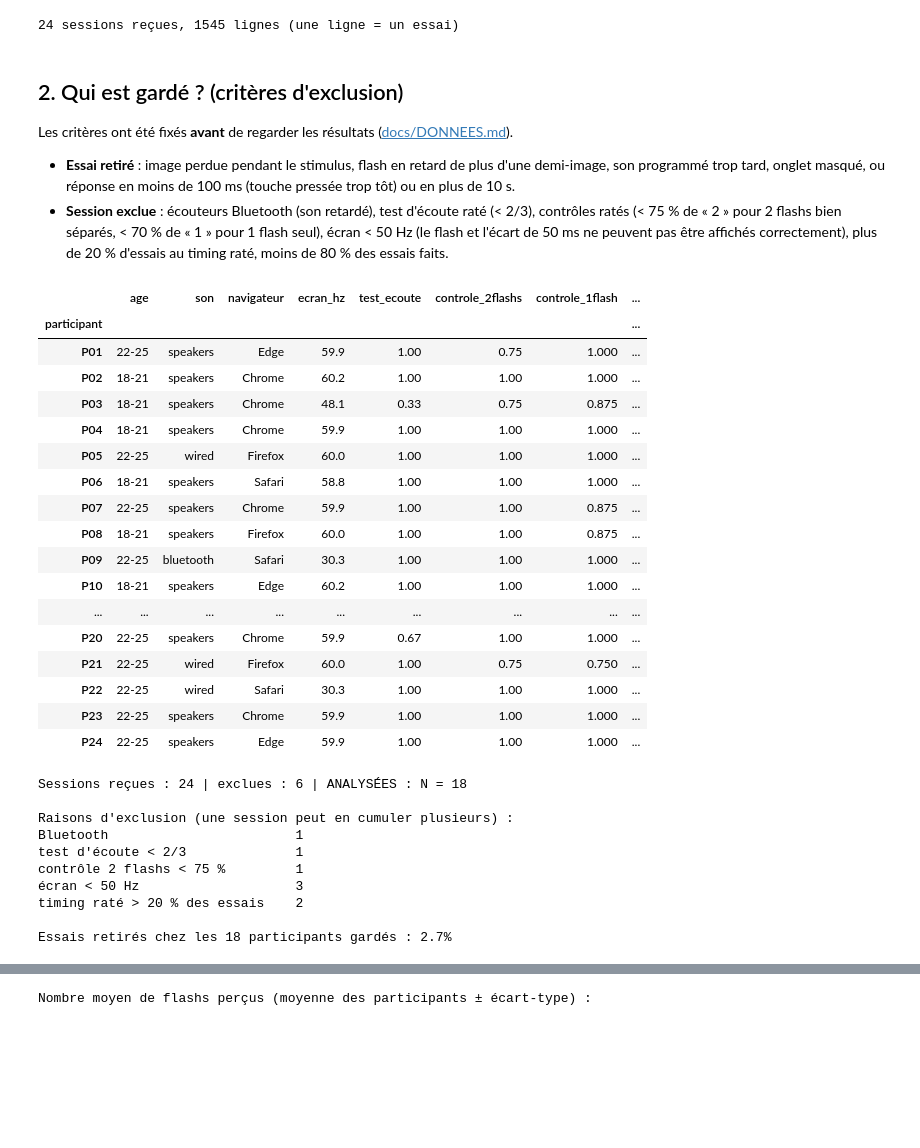
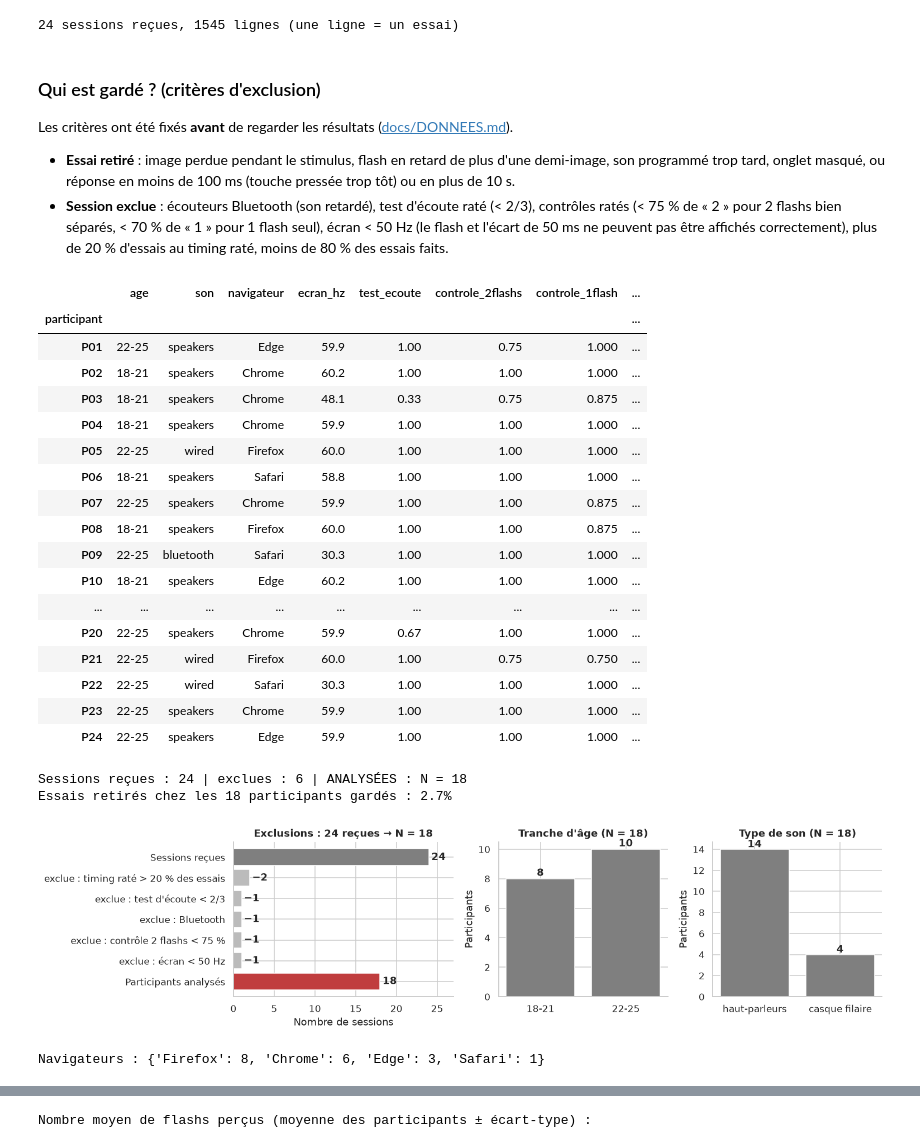
Before and after one commit to Dior278/flash-son-illusion, a Jupyter notebook: analysis/analysis.ipynb, the cells around one changed output, grey strips where cells are left out. Saved outputs shown, nothing was run; the diff lists cells and outputs as text; code cells hidden in the pictures; blank space fills up the shorter version.

Commit message:
Notebook d'analyse enrichi : 9 figures commentées (IC 95 % bootstrap, points individuels, évolution au cours de la session), rapport HTML, README

```diff
--- a/analysis/analysis.ipynb
+++ b/analysis/analysis.ipynb
@@ -47,10 +50,23 @@ import pingouin as pg
 
 pd.set_option("display.width", 140)
 pd.set_option("display.max_columns", 30)
-sns.set_theme(style="whitegrid", context="notebook")
+
+# --- style commun à toutes les figures ---
+sns.set_theme(style="whitegrid", context="notebook", font_scale=1.0)
+plt.rcParams.update({"figure.dpi": 110, "savefig.dpi": 150, "axes.titleweight": "bold",
+                     "axes.spines.top": False, "axes.spines.right": False})
+COL = {"1F": "#3B75AF", "2F": "#EF8636", "illusion": "#C03D3E", "neutre": "#7F7F7F",
+       "son": "#5A9E4B", "exclu": "#BBBBBB"}
+INDIV = dict(color="0.55", alpha=0.35, lw=1)          # lignes individuelles
 
 # chemins relatifs : le notebook marche depuis la racine du dépôt ou depuis analysis/
 ROOT = Path.cwd().parent if Path.cwd().name == "analysis" else Path.cwd()
 DATA = ROOT / "data" / "processed" / "trials_anon.csv"
 FIG_DIR = ROOT / "analysis" / "figures"
 FIG_DIR.mkdir(parents=True, exist_ok=True)
+for old in FIG_DIR.glob("*.png"):                      # on régénère toutes les figures
+    old.unlink()
+
+def save(fig, name):
+    fig.savefig(FIG_DIR / f"{name}.png", bbox_inches="tight")
+    plt.show()
@@ -64,7 +132,7 @@ print(f"{df.participant.nunique()} sessions reçues, {len(df)} lignes (une ligne
 # %% [output]
 24 sessions reçues, 1545 lignes (une ligne = un essai)
 # %% [markdown]
-## 2. Qui est gardé ? (critères d'exclusion)
+### Qui est gardé ? (critères d'exclusion)
 
 Les critères ont été fixés **avant** de regarder les résultats ([docs/DONNEES.md](../docs/DONNEES.md)).
 
@@ -115,10 +183,8 @@ display(q)
 kept = q.index[~q.exclu]
 N_RECUS, N_EXCLUS, N = len(q), int(q.exclu.sum()), len(kept)
 print(f"Sessions reçues : {N_RECUS} | exclues : {N_EXCLUS} | ANALYSÉES : N = {N}")
-print("\nRaisons d'exclusion (une session peut en cumuler plusieurs) :")
-print(raisons.sum()[raisons.sum() > 0].to_string())
 d = main[main.participant.isin(kept) & ~main.exclude_trial].copy()
-print(f"\nEssais retirés chez les {N} participants gardés : "
+print(f"Essais retirés chez les {N} participants gardés : "
       f"{main[main.participant.isin(kept)].exclude_trial.mean():.1%}")
 # %% [output]
 |  | age | son | navigateur | ecran_hz | test_ecoute | controle_2flashs | controle_1flash | ... |
@@ -140,13 +206,32 @@ print(f"\nEssais retirés chez les {N} participants gardés : "
 | P23 | 22-25 | speakers | Chrome | 59.9 | 1.00 | 1.00 | 1.000 | ... |
 | P24 | 22-25 | speakers | Edge | 59.9 | 1.00 | 1.00 | 1.000 | ... |
 Sessions reçues : 24 | exclues : 6 | ANALYSÉES : N = 18
-
-Raisons d'exclusion (une session peut en cumuler plusieurs) :
-Bluetooth                        1
-test d'écoute < 2/3              1
-contrôle 2 flashs < 75 %         1
-écran < 50 Hz                    3
-timing raté > 20 % des essais    2
-
 Essais retirés chez les 18 participants gardés : 2.7%
+# %%
+# Figure 1 : d'où viennent les N = 18 ?  (raison principale = la première de la liste qui s'applique)
+principale = raisons.idxmax(axis=1).where(q.exclu, "")
+fig, axes = plt.subplots(1, 3, figsize=(14, 3.6), gridspec_kw={"width_ratios": [1.3, 1, 1]})
+ax = axes[0]
+counts = principale[q.exclu].value_counts()
+bars = [("Sessions reçues", N_RECUS, COL["neutre"])] + \
+       [(f"exclue : {r}", -n, COL["exclu"]) for r, n in counts.items()] + \
+       [("Participants analysés", N, COL["illusion"])]
+for i, (lab, n, c) in enumerate(bars[::-1]):
+    ax.barh(i, abs(n), color=c)
+    ax.text(abs(n) + 0.3, i, f"{'−' if n < 0 else ''}{abs(n)}", va="center", fontweight="bold")
+ax.set_yticks(range(len(bars))); ax.set_yticklabels([b[0] for b in bars[::-1]])
+ax.set_xlabel("Nombre de sessions"); ax.set_xlim(0, N_RECUS + 3)
+ax.set_title(f"Exclusions : {N_RECUS} reçues → N = {N}")
+for ax, col, titre in [(axes[1], "age", "Tranche d'âge"), (axes[2], "son", "Type de son")]:
+    vc = q.loc[kept, col].value_counts().sort_index()
+    lab = {"speakers": "haut-parleurs", "wired": "casque filaire"}
+    ax.bar([lab.get(i, i) for i in vc.index], vc.values, color=COL["neutre"])
+    for i, v in enumerate(vc.values):
+        ax.text(i, v + 0.2, str(v), ha="center", fontweight="bold")
+    ax.set_title(f"{titre} (N = {N})"); ax.set_ylabel("Participants")
+plt.tight_layout(); save(fig, "fig01_participants")
+print("Navigateurs :", q.loc[kept].navigateur.value_counts().to_dict())
+# %% [output]
+[figure, added]
+Navigateurs : {'Firefox': 8, 'Chrome': 6, 'Edge': 3, 'Safari': 1}
 # %% [markdown]
```
Also changed, not shown: parts of 54 cells of this notebook, 15 other files.
